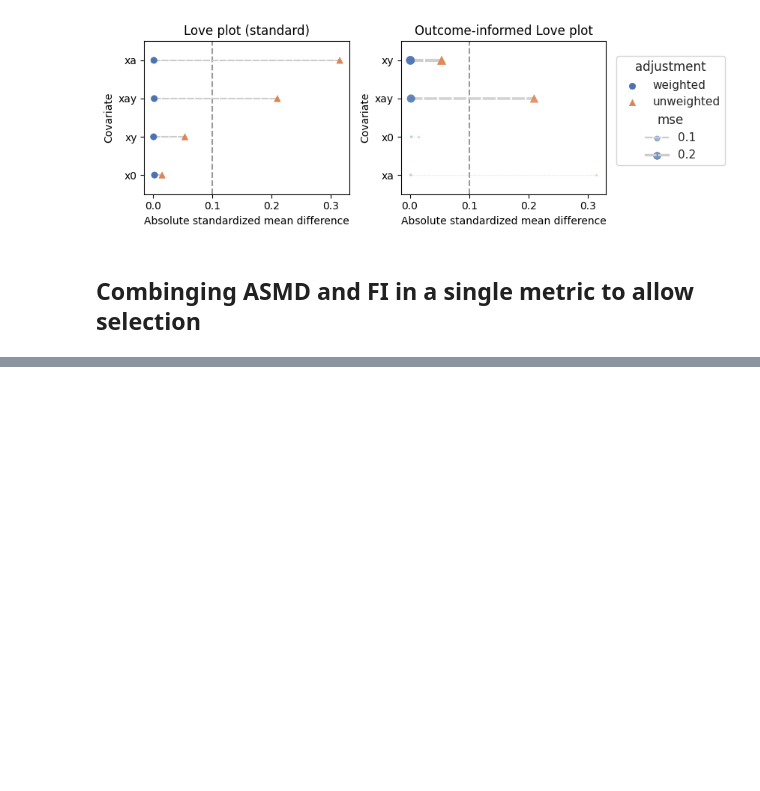
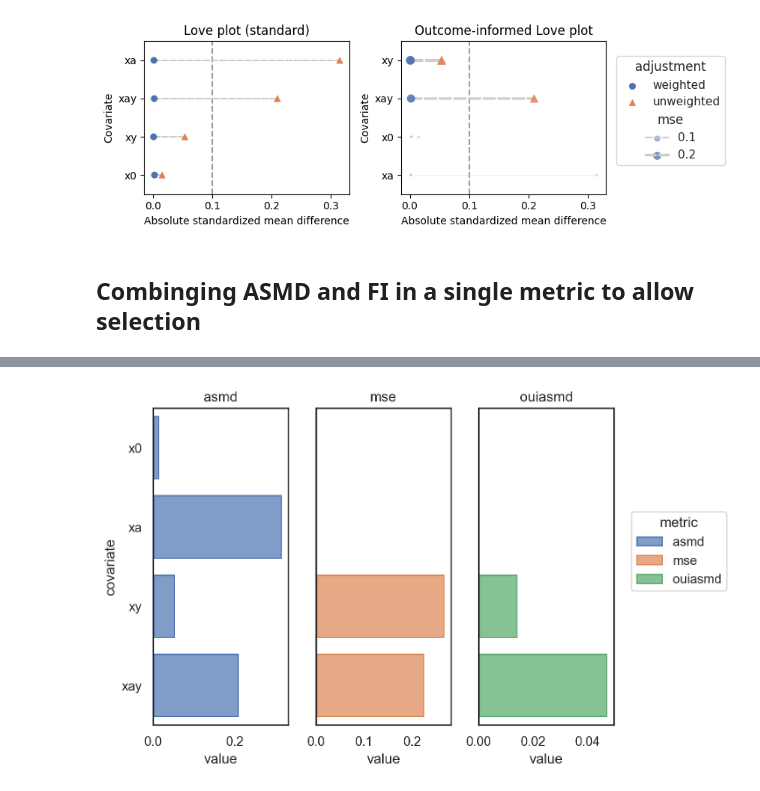
Before and after one commit to namag-ai/oui-plots, a Jupyter notebook: ouilove.ipynb, the cells around one changed output, grey strips where cells are left out. Cells and saved outputs as stored; diff of their text form; code cells hidden in the pictures; blank space fills up the shorter version.

Commit message:
Oui-ASMD score initial exploration

```diff
--- a/ouilove.ipynb
+++ b/ouilove.ipynb
@@ -552,3 +552,6 @@ fig
 [figure]
 # %% [markdown]
 ## Combinging ASMD and FI in a single metric to allow selection
+# %%
+ouiasmd = dot_plot_data.query("adjustment=='unweighted'").drop(columns="adjustment")
+ouiasmd
@@ -554,0 +564,4 @@ fig
+# %%
+outcome_metric = "mse"
+ouiasmd["ouiasmd"] = ouiasmd["asmd"] * ouiasmd[outcome_metric]
+ouiasmd
@@ -554,0 +574,24 @@ fig
+# %%
+ouiasmd_long = ouiasmd.melt(
+    id_vars="covariate",
+    var_name="metric",
+)
+ouiasmd_long = ouiasmd_long.loc[ouiasmd_long["metric"].isin(["asmd", outcome_metric, "ouiasmd"])]
+# %%
+so.Plot(
+    ouiasmd_long,
+    y="covariate",
+    x="value",
+    color="metric",
+).facet(
+    col="metric"
+).add(
+    so.Bar()
+).share(
+    y=True,
+    x=False,
+).theme(
+    sns.axes_style("white")
+)
+# %% [output]
+[figure, added]
```
Also changed, not shown: parts of 14 cells of this notebook.
